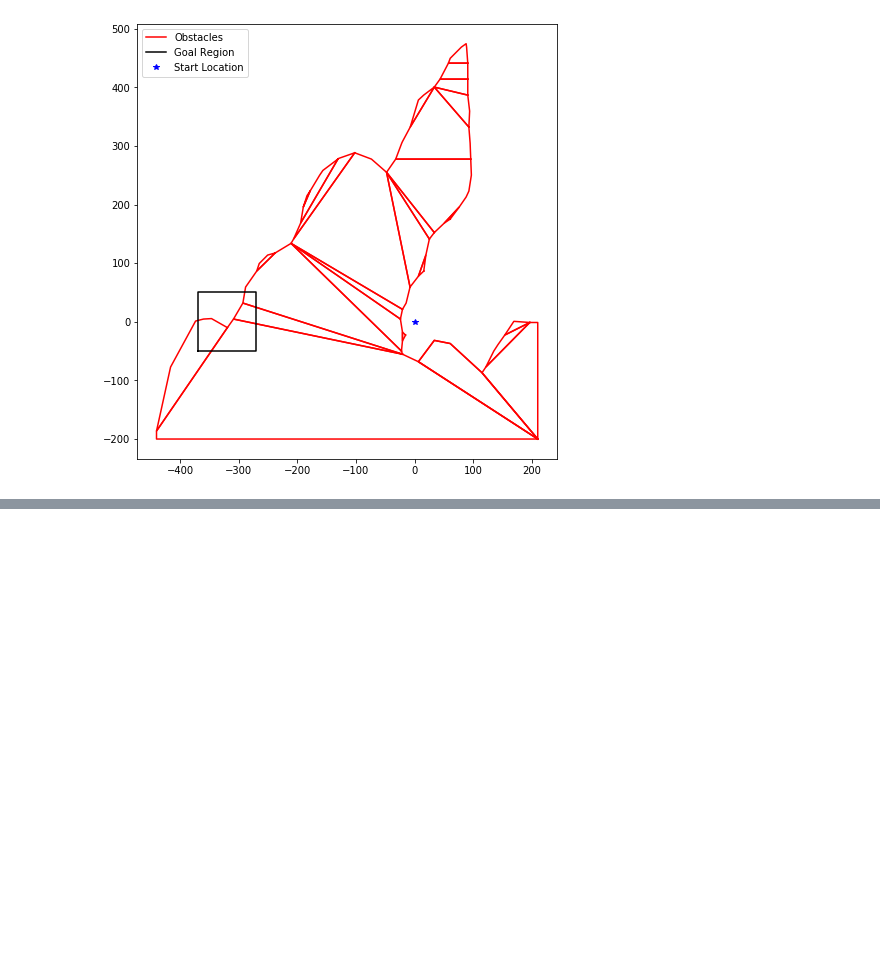
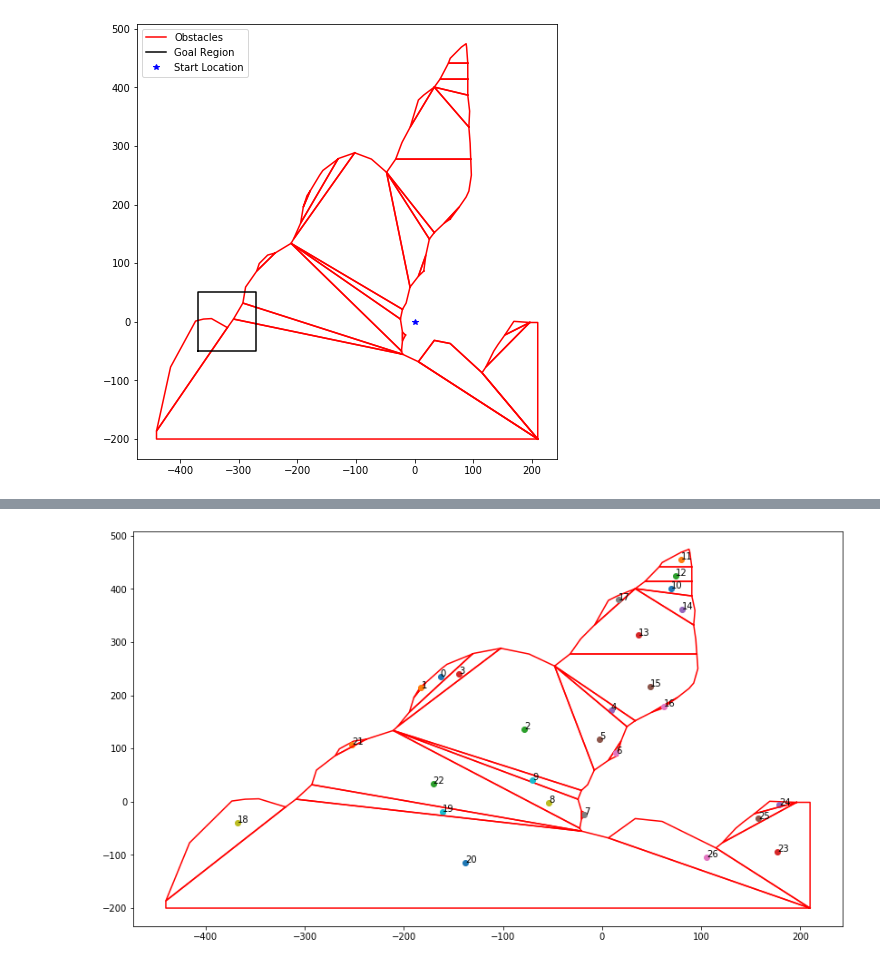
Before and after one commit to mschoder/autonomous-motion-planning, a Jupyter notebook: working_gurobi_code.ipynb, the cells around one changed output, grey strips where cells are left out. Cells and saved outputs as stored; diff of their text form; code cells hidden in the pictures; blank space fills up the shorter version.

```diff
--- a/working_gurobi_code.ipynb
+++ b/working_gurobi_code.ipynb
@@ -179 +228,21 @@ len(obs_list_nm)
+# %%
+plt.figure(figsize=(14,8))
+for idx, obs in enumerate(obs_list_nm):
+    xcoords = [obs[c][0] for c in range(len(obs))]
+    ycoords = [obs[c][1] for c in range(len(obs))]
+    cent = find_vertex_avg(obs)
+    plt.plot(xcoords,ycoords,'-r')
+    plt.plot(cent[0], cent[1], 'o')
+    plt.annotate(idx, (cent[0], cent[1]))
+
+
+# for obs in ex_json_dict['obstacles'][1:14]:
+#     coord = np.array(obs['geometry']['coordinates'])
+#     plt.plot(coord[:,0],coord[:,1],'-r')
+#     cent = find_vertex_avg(coord)
+#     plt.plot(cent[0], cent[1], 'o')
+#     print(cent)
+#     plt.show()
+# %% [output]
+[figure, added]
 # %%
```
Also changed, not shown: parts of 19 cells of this notebook, 7 other files.
